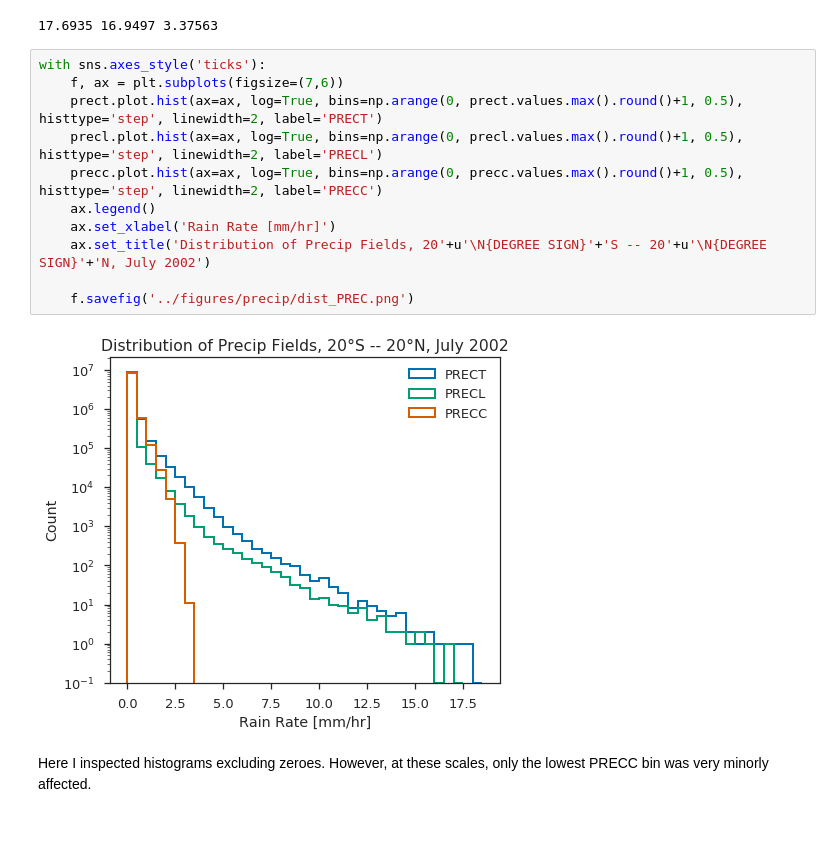
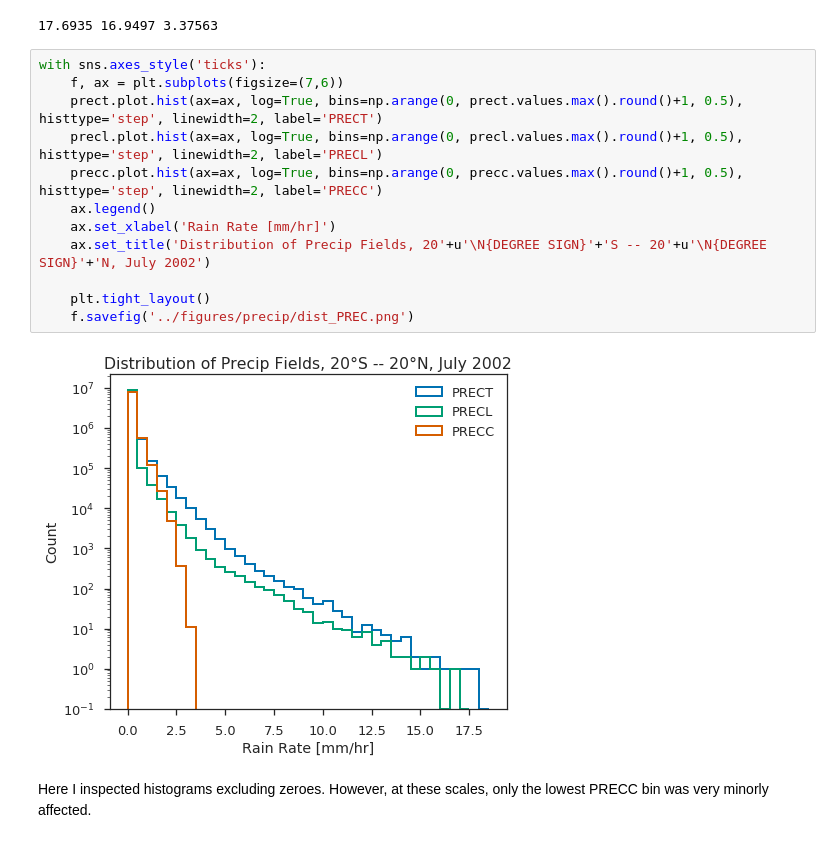
Before and after one commit to dcamron/ncar-gwdst, a Jupyter notebook: notebooks/precip.ipynb, the cells around one changed output. Saved outputs shown, nothing was run; the diff lists cells and outputs as text.

```diff
--- a/notebooks/precip.ipynb
+++ b/notebooks/precip.ipynb
@@ -51,16 +51,17 @@ print(prect.values.max(), precl.values.max(), precc.values.max())
 # %%
 with sns.axes_style('ticks'):
     f, ax = plt.subplots(figsize=(7,6))
     prect.plot.hist(ax=ax, log=True, bins=np.arange(0, prect.values.max().round()+1, 0.5), histtype='step', linewidth=2, label='PRECT')
     precl.plot.hist(ax=ax, log=True, bins=np.arange(0, precl.values.max().round()+1, 0.5), histtype='step', linewidth=2, label='PRECL')
     precc.plot.hist(ax=ax, log=True, bins=np.arange(0, precc.values.max().round()+1, 0.5), histtype='step', linewidth=2, label='PRECC')
     ax.legend()
     ax.set_xlabel('Rain Rate [mm/hr]')
     ax.set_title('Distribution of Precip Fields, 20'+u'\N{DEGREE SIGN}'+'S -- 20'+u'\N{DEGREE SIGN}'+'N, July 2002')
 
+    plt.tight_layout()
     f.savefig('../figures/precip/dist_PREC.png')
 # %% [output]
-[figure, old version]
+[figure, new version]
 # %% [markdown]
 Here I inspected histograms excluding zeroes. However, at these scales, only the lowest PRECC bin was very minorly affected.
 # %% [markdown]
```
Also changed, not shown: 4 other files.
